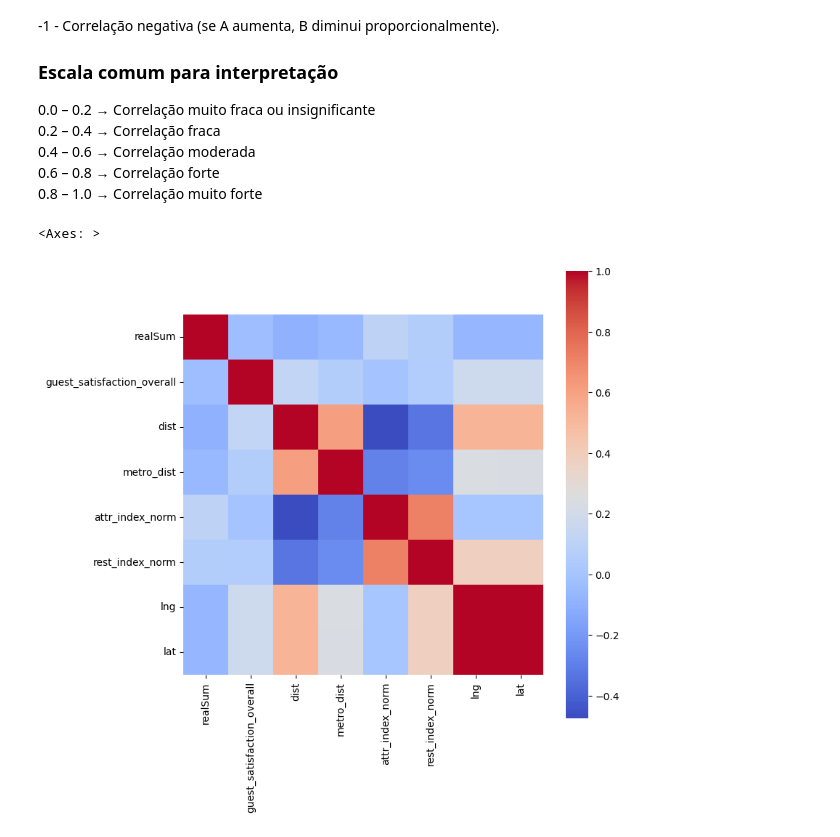
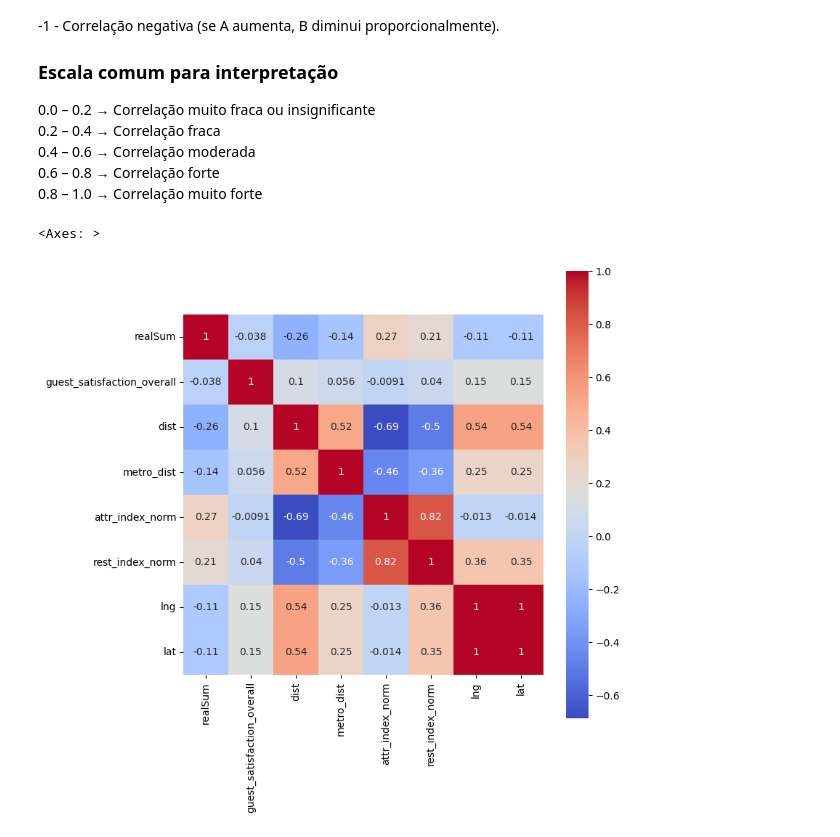
Before and after one commit to isabellimrqs/price-regression, a Jupyter notebook: case.ipynb, the cells around one changed output. Saved outputs shown, nothing was run; the diff lists cells and outputs as text; code cells hidden in the pictures.

Commit message:
:sparkles: feat: new graphs

```diff
--- a/case.ipynb
+++ b/case.ipynb
@@ -126,6 +68,8 @@ df_paris_weekends["city"] = "paris"
 Concatenando para um só dataset
 # %%
 df_original = pd.concat([df_barcelona_weekdays, df_berlin_weekdays, df_paris_weekdays, df_barcelona_weekends, df_berlin_weekends, df_paris_weekends])
+# %%
+df_original.drop(df_original.columns[[0, 14, 16]], axis=1, inplace=True)
 # %%
 df_original.head()
 # %% [output]
@@ -240,0 +205,2 @@ df[categorical].head()
+# %%
+df[continuous] = np.log1p(1 + df[continuous])
@@ -256,14 +231,14 @@ A correlação varia entre -1 e 1: <br>
 # %%
 plt.figure(figsize=(8,8))
 
 sns.heatmap(df[['realSum',
                 'guest_satisfaction_overall',
                 'dist',
                 'metro_dist',
                 'attr_index_norm',
                 'rest_index_norm',
                 'lng',
-                'lat']].corr(), vmax = 1, square = True, cmap='coolwarm' ) #annot=True
+                'lat']].corr(), vmax = 1, square = True, cmap='coolwarm', annot=True  ) #
 # %% [output]
 <Axes: >
-[figure, old version]
+[figure, new version]
```
Also changed, not shown: parts of 19 cells of this notebook.
